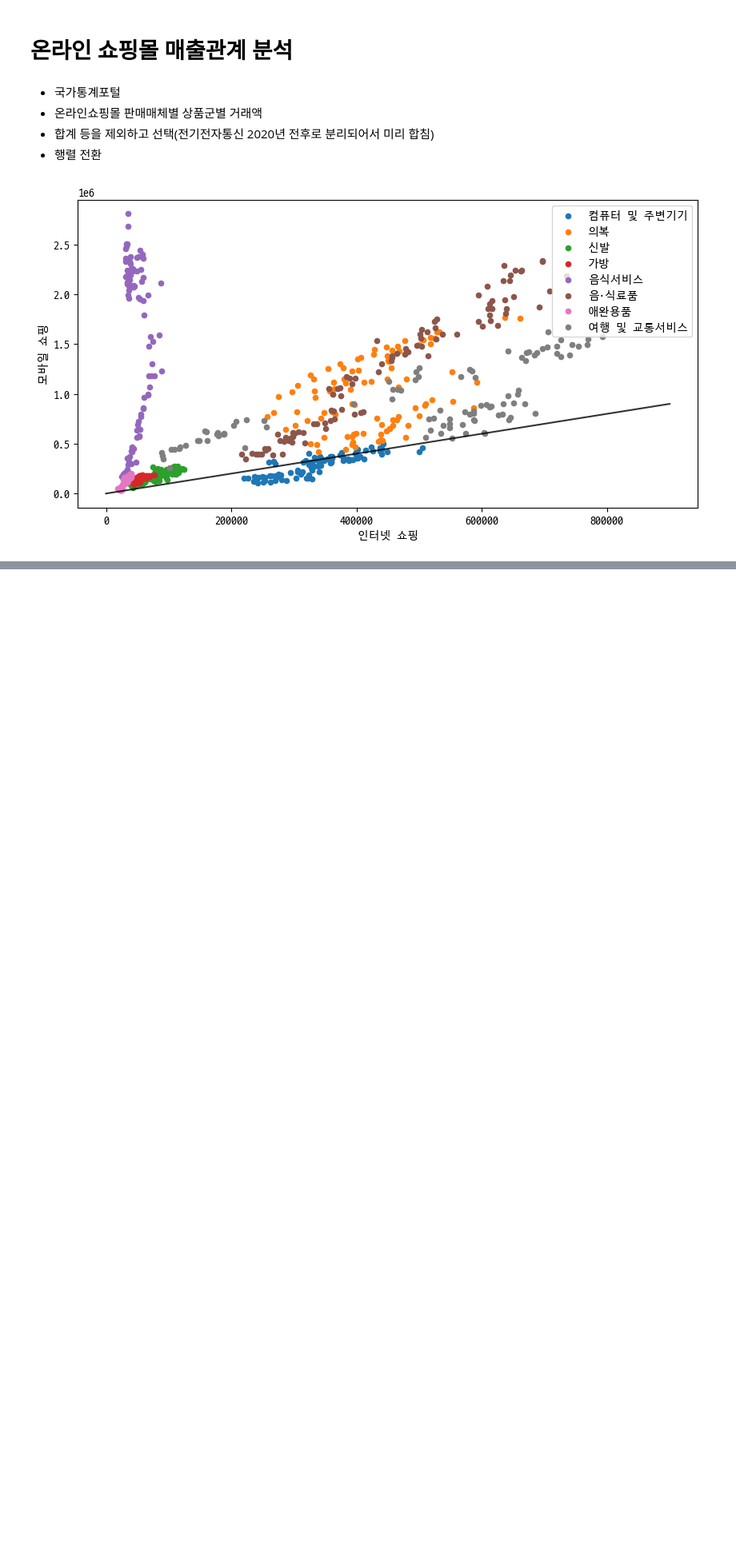
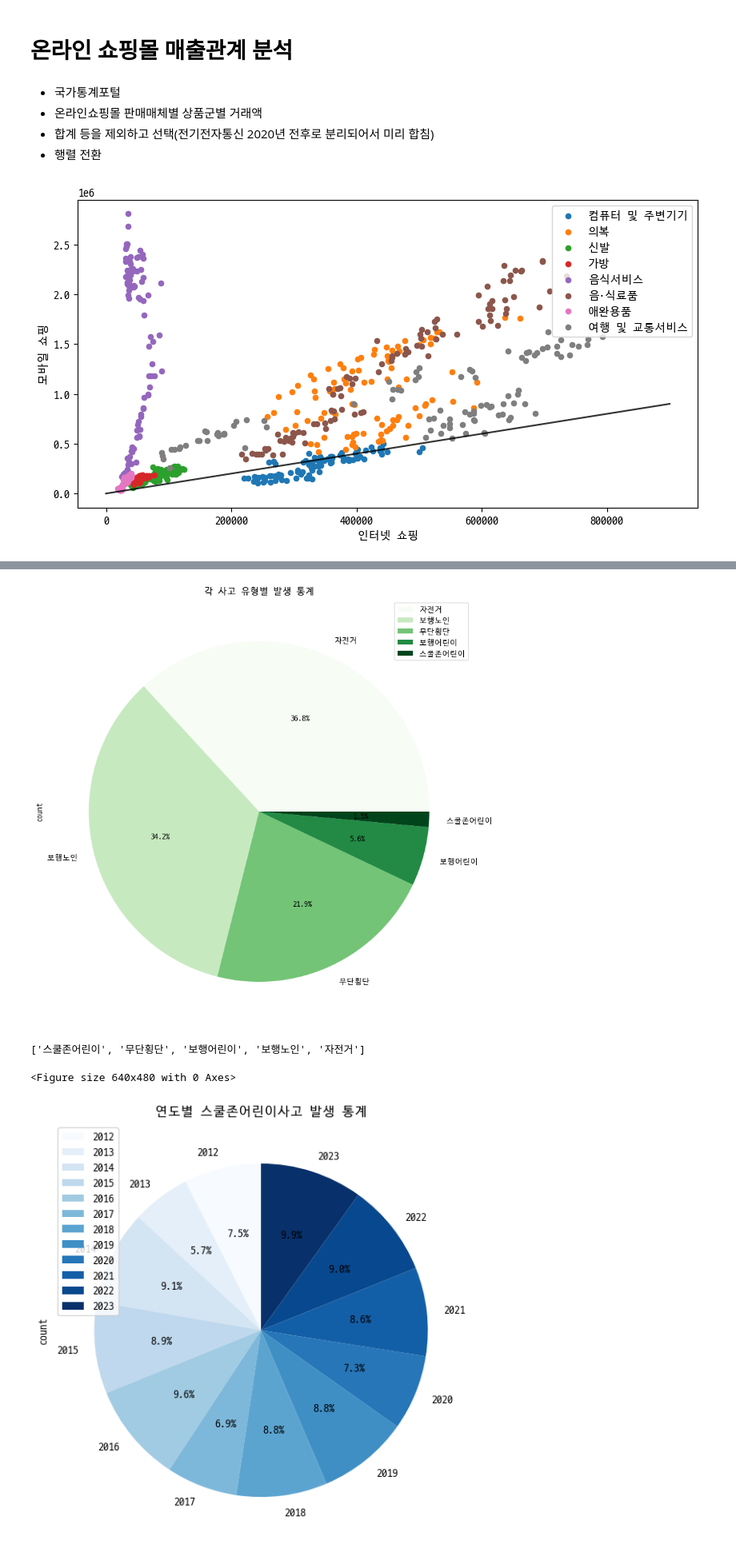
Before and after one commit to JeongHui-seong/py_hs01, a Jupyter notebook: python11.ipynb, the cells around one changed output, grey strips where cells are left out. Shown at 80% size. Saved outputs shown, nothing was run; the diff lists cells and outputs as text; code cells hidden in the pictures; blank space fills up the shorter version.

```diff
--- a/python11.ipynb
+++ b/python11.ipynb
@@ -286,0 +290,65 @@ plt.show()
+# %%
+import matplotlib
+import matplotlib.pyplot as plt
+import matplotlib.font_manager as fm
+
+import pandas as pd
+
+d2_path = "dataset/D2Coding-Ver1.3.2-20180524.ttf"
+fm.fontManager.addfont(path=d2_path)
+matplotlib.rcParams["font.family"] = "D2Coding"
+
+file_path = "dataset/전국교통사고다발지역표준데이터.csv"
+ori = pd.read_csv(file_path, encoding = 'EUC_KR')
+ori.head()
+
+ori_data = ori.groupby('사고유형구분')['사고건수'].sum().reset_index(name = "count")
+ori_data = ori_data.sort_values('count',ascending=False)
+ori_data = ori_data.rename(columns={'사고유형구분':'type'})
+ori_data
+
+ori_data.plot(kind = 'pie', y = 'count', labels = ori_data['type'], title = "각 사고 유형별 발생 통계", cmap = matplotlib.cm.Greens, autopct = '%2.1f%%', figsize = (10,10), startangle = 0)
+plt.show()
+plt.savefig('chart/accident.jpg')
+
+ex_data = ori.copy()
+ex_data = ex_data.rename(columns = {'사고유형구분':'type'})
+ex2_data = list(set(ex_data['type']))
+print(ex2_data)
+data_list = []
+for e in ex2_data:
+    data_list.append(ex_data[ex_data['type'] == e])
+# print(data_list)
+
+total_list = []
+for d in data_list:
+    result = d.groupby('사고연도')['사고건수'].sum().reset_index(name = 'count')
+    total_list.append(result)
+
+for e in range(len(ex2_data)):
+    total_list[e].plot(
+        kind = 'pie',
+        y = 'count',
+        labels = total_list[e]['사고연도'],
+        figsize = (7,7),
+        autopct = '%.1f%%',
+        title = '연도별 ' + ex2_data[e] + '사고 발생 통계',
+        cmap = matplotlib.cm.Blues,
+        startangle = 90
+    )
+    plt.savefig(f'./chart/accident{e}.jpg')
+    plt.show()
+
+from IPython.display import display, HTML
+
+html = f"""
+<div style = "display: flex; flex-wrap: wrap; gap: 20px; width: 100%; padding: 20px;">"""
+for i in range(len(ex2_data)):
+    html += f"""<img src = "chart/accident{i}.jpg">"""
+html += """</div>"""
+display(HTML(html))
+# %% [output]
+[figure, added]
+['스쿨존어린이', '무단횡단', '보행어린이', '보행노인', '자전거']
+<Figure size 640x480 with 0 Axes>
+[figure, added]
```
Also changed, not shown: parts of 20 cells of this notebook, 12 other files.
